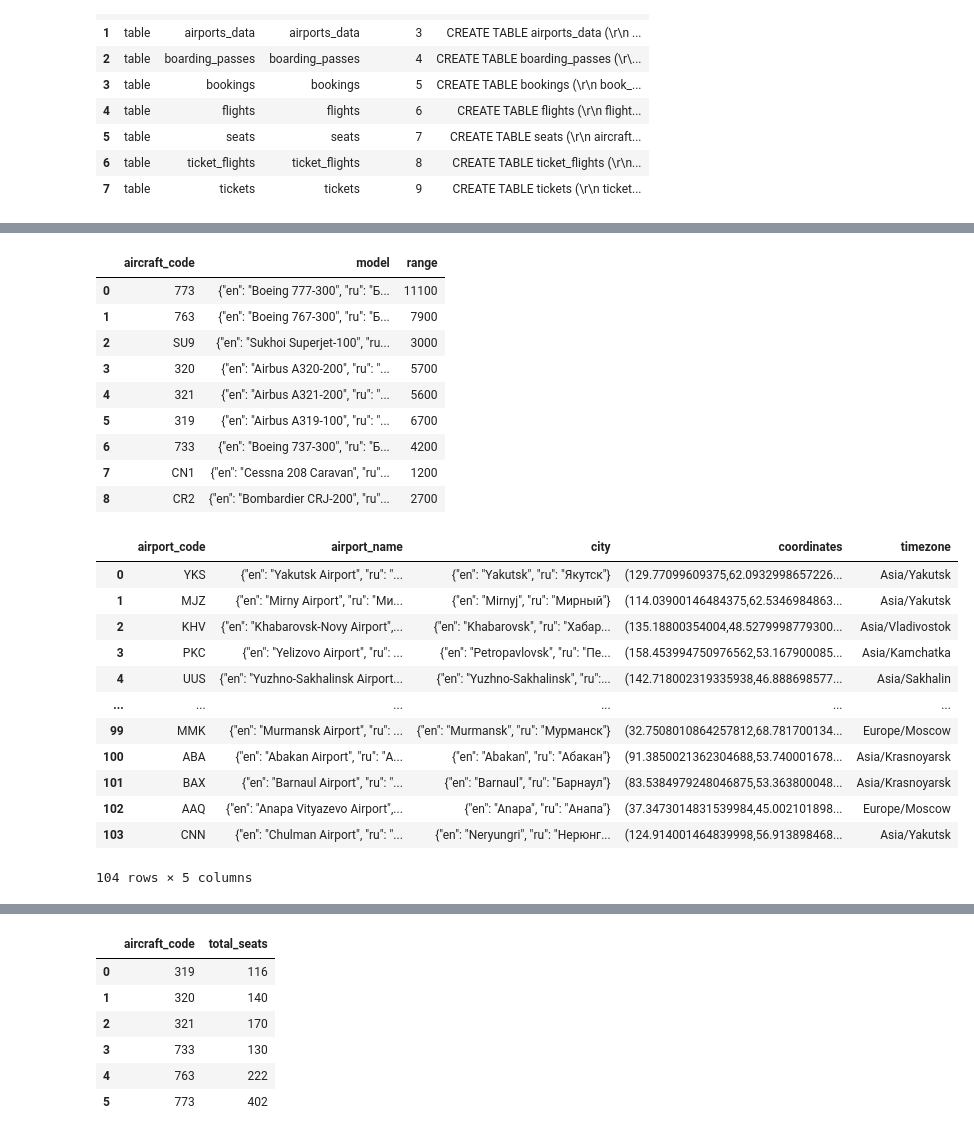
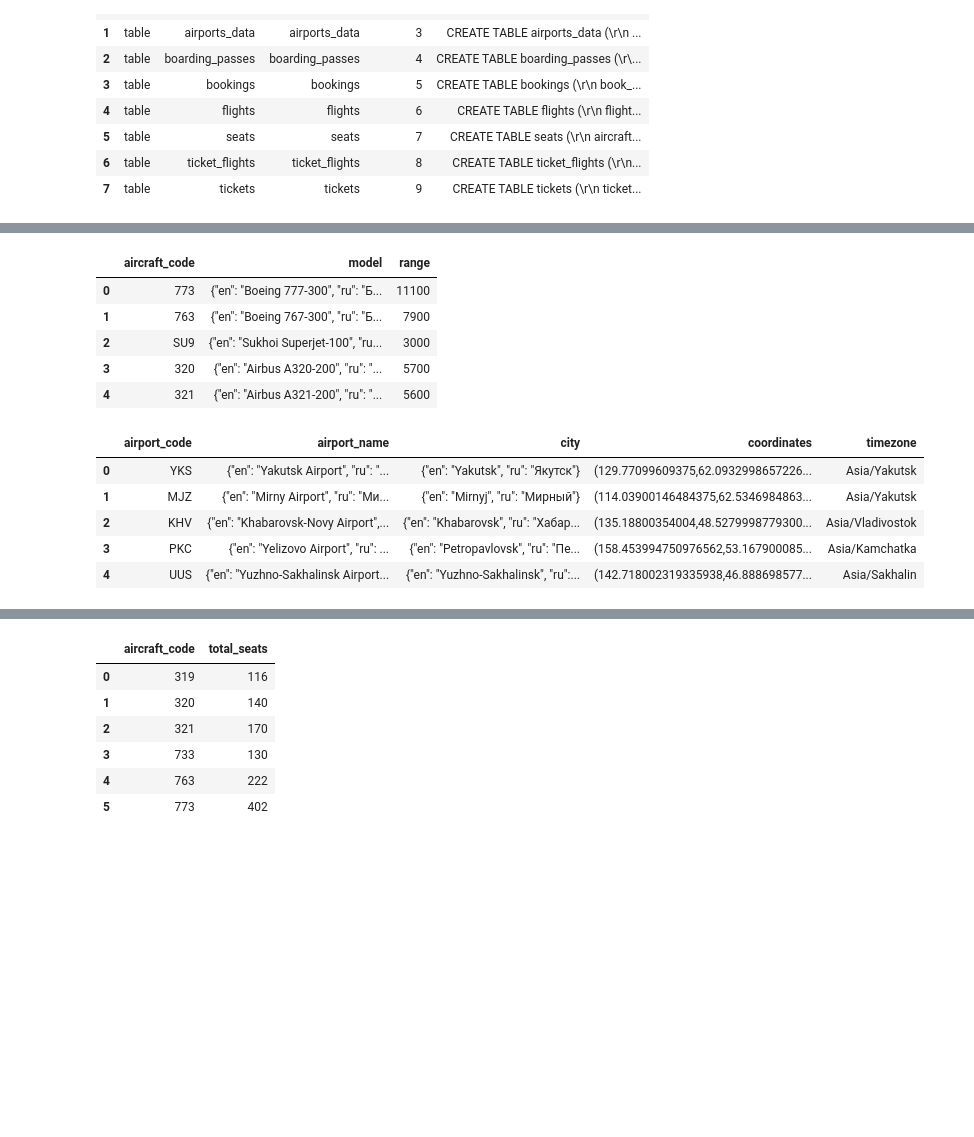
Before and after one commit to surajdjjadhav/Aircraft-Operations, a Jupyter notebook: airline.ipynb, the cells around one changed output, grey strips where cells are left out. Saved outputs shown, nothing was run; the diff lists cells and outputs as text; code cells hidden in the pictures; blank space fills up the shorter version.

Commit message:
Aircraft 1

```diff
--- a/airline.ipynb
+++ b/airline.ipynb
@@ -57,7 +44,7 @@ pd.read_sql_query("select * from aircraft_data", connection)
 # %%
 aircraft_data = pd.read_sql_query("select * from aircrafts_data" , conn)
 
-aircraft_data
+aircraft_data.head()
 # %% [output]
 |  | aircraft_code | model | range |
 | 0 | 773 | {"en": "Boeing 777-300", "ru": "Б... | 11100 |
@@ -65,26 +52,15 @@ aircraft_data
 | 2 | SU9 | {"en": "Sukhoi Superjet-100", "ru... | 3000 |
 | 3 | 320 | {"en": "Airbus A320-200", "ru": "... | 5700 |
 | 4 | 321 | {"en": "Airbus A321-200", "ru": "... | 5600 |
-| 5 | 319 | {"en": "Airbus A319-100", "ru": "... | 6700 |
-| 6 | 733 | {"en": "Boeing 737-300", "ru": "Б... | 4200 |
-| 7 | CN1 | {"en": "Cessna 208 Caravan", "ru"... | 1200 |
-| 8 | CR2 | {"en": "Bombardier CRJ-200", "ru"... | 2700 |
 # %%
 airport_data = pd.read_sql_query("select * from airports_data" , conn)
-airport_data
+airport_data.head()
 # %% [output]
 |  | airport_code | airport_name | city | coordinates | timezone |
 | 0 | YKS | {"en": "Yakutsk Airport", "ru": "... | {"en": "Yakutsk", "ru": "Якутск"} | (129.77099609375,62.0932998657226... | Asia/Yakutsk |
 | 1 | MJZ | {"en": "Mirny Airport", "ru": "Ми... | {"en": "Mirnyj", "ru": "Мирный"} | (114.03900146484375,62.5346984863... | Asia/Yakutsk |
 | 2 | KHV | {"en": "Khabarovsk-Novy Airport",... | {"en": "Khabarovsk", "ru": "Хабар... | (135.18800354004,48.5279998779300... | Asia/Vladivostok |
 | 3 | PKC | {"en": "Yelizovo Airport", "ru": ... | {"en": "Petropavlovsk", "ru": "Пе... | (158.453994750976562,53.167900085... | Asia/Kamchatka |
 | 4 | UUS | {"en": "Yuzhno-Sakhalinsk Airport... | {"en": "Yuzhno-Sakhalinsk", "ru":... | (142.718002319335938,46.888698577... | Asia/Sakhalin |
-| ... | ... | ... | ... | ... | ... |
-| 99 | MMK | {"en": "Murmansk Airport", "ru": ... | {"en": "Murmansk", "ru": "Мурманск"} | (32.7508010864257812,68.781700134... | Europe/Moscow |
-| 100 | ABA | {"en": "Abakan Airport", "ru": "А... | {"en": "Abakan", "ru": "Абакан"} | (91.3850021362304688,53.740001678... | Asia/Krasnoyarsk |
-| 101 | BAX | {"en": "Barnaul Airport", "ru": "... | {"en": "Barnaul", "ru": "Барнаул"} | (83.5384979248046875,53.363800048... | Asia/Krasnoyarsk |
-| 102 | AAQ | {"en": "Anapa Vityazevo Airport",... | {"en": "Anapa", "ru": "Анапа"} | (37.3473014831539984,45.002101898... | Europe/Moscow |
-| 103 | CNN | {"en": "Chulman Airport", "ru": "... | {"en": "Neryungri", "ru": "Нерюнг... | (124.914001464839998,56.913898468... | Asia/Yakutsk |
-104 rows × 5 columns
 # %%
 boarding_passes = pd.read_sql_query("select * from Boarding_passes" , conn)
```
Also changed, not shown: parts of 37 cells of this notebook.
